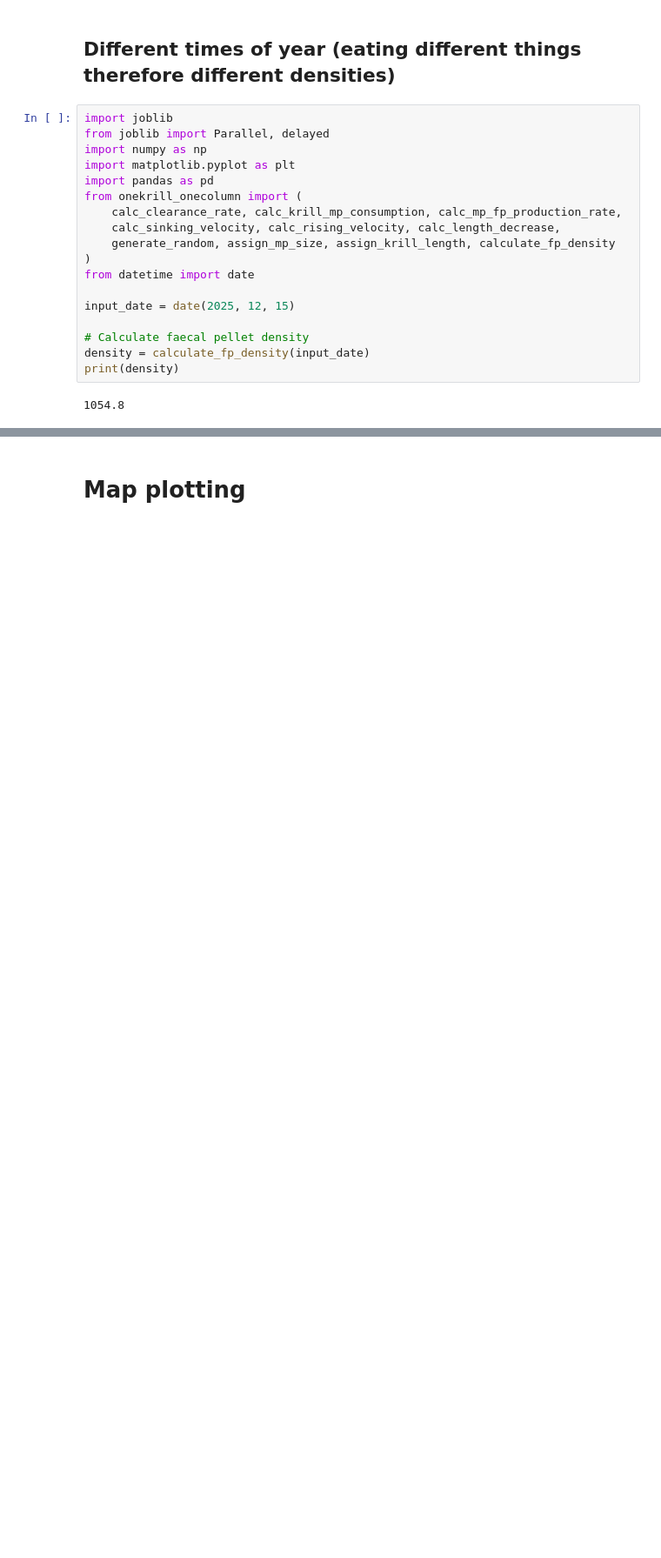
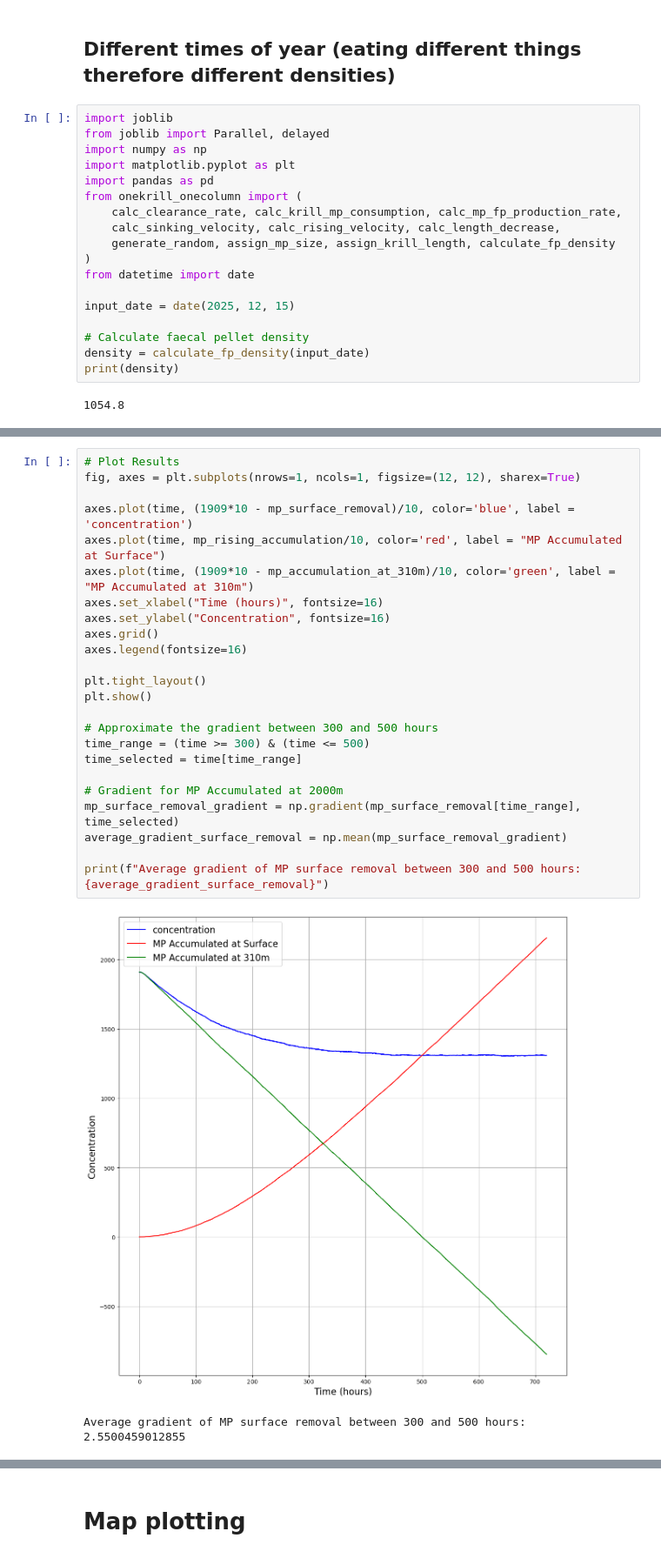
Before and after one commit to bethcandish/Antarctic_Krill, a Jupyter notebook: model_plots.ipynb, the cells around one changed output, grey strips where cells are left out. Shown at 87% size. Cells and saved outputs as stored; diff of their text form; blank space fills up the shorter version.

```diff
--- a/model_plots.ipynb
+++ b/model_plots.ipynb
@@ -803,0 +1244,27 @@ for i, density in enumerate(density_list):
+# %%
+# Plot Results
+fig, axes = plt.subplots(nrows=1, ncols=1, figsize=(12, 12), sharex=True)
+
+axes.plot(time, (1909*10 - mp_surface_removal)/10, color='blue', label = 'concentration')
+axes.plot(time, mp_rising_accumulation/10, color='red', label = "MP Accumulated at Surface")
+axes.plot(time, (1909*10 - mp_accumulation_at_310m)/10, color='green', label = "MP Accumulated at 310m")
+axes.set_xlabel("Time (hours)", fontsize=16)
+axes.set_ylabel("Concentration", fontsize=16)
+axes.grid()
+axes.legend(fontsize=16)
+
+plt.tight_layout()
+plt.show()
+
+# Approximate the gradient between 300 and 500 hours
+time_range = (time >= 300) & (time <= 500)
+time_selected = time[time_range]
+
+# Gradient for MP Accumulated at 2000m
+mp_surface_removal_gradient = np.gradient(mp_surface_removal[time_range], time_selected)
+average_gradient_surface_removal = np.mean(mp_surface_removal_gradient)
+
+print(f"Average gradient of MP surface removal between 300 and 500 hours: {average_gradient_surface_removal}")
+# %% [output]
+[figure, added]
+Average gradient of MP surface removal between 300 and 500 hours: 2.5500459012855
```
Also changed, not shown: parts of 21 cells of this notebook, 1 other file.
